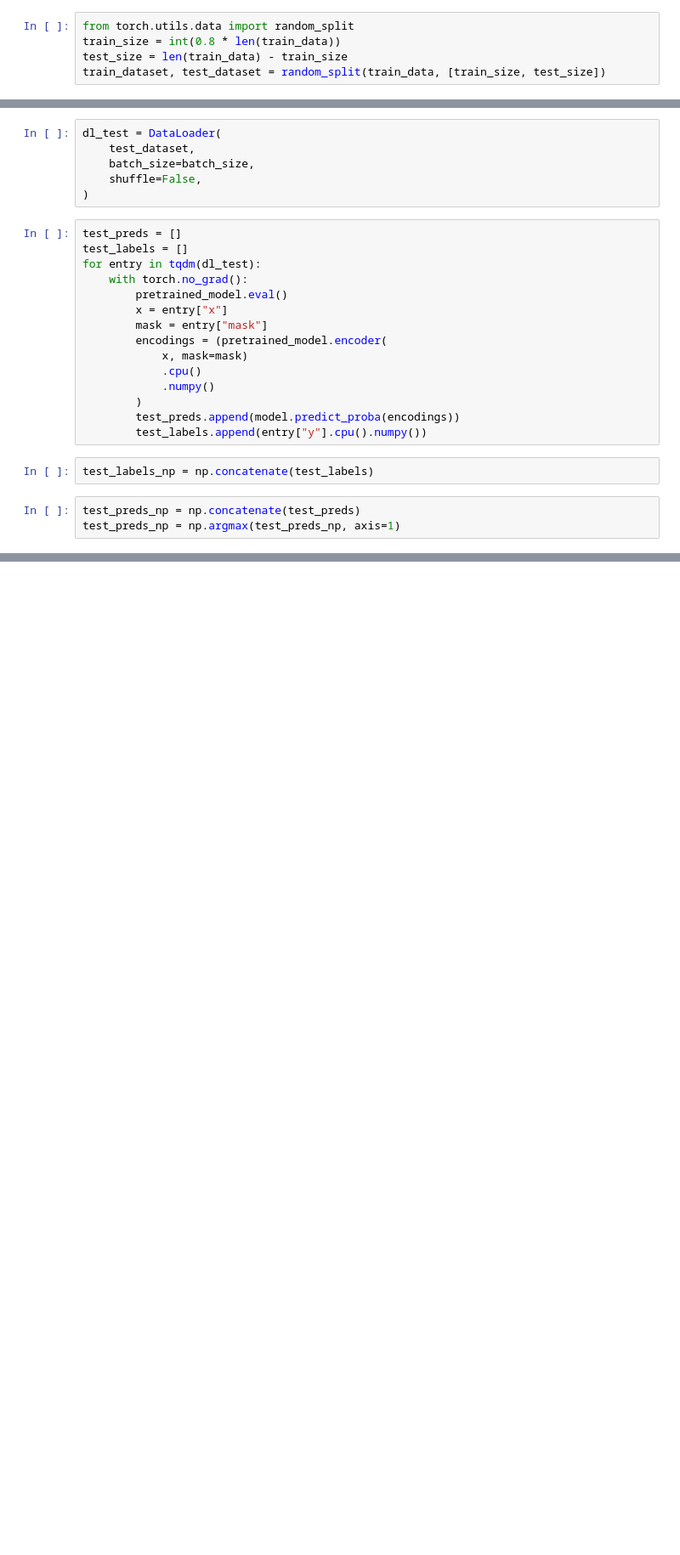
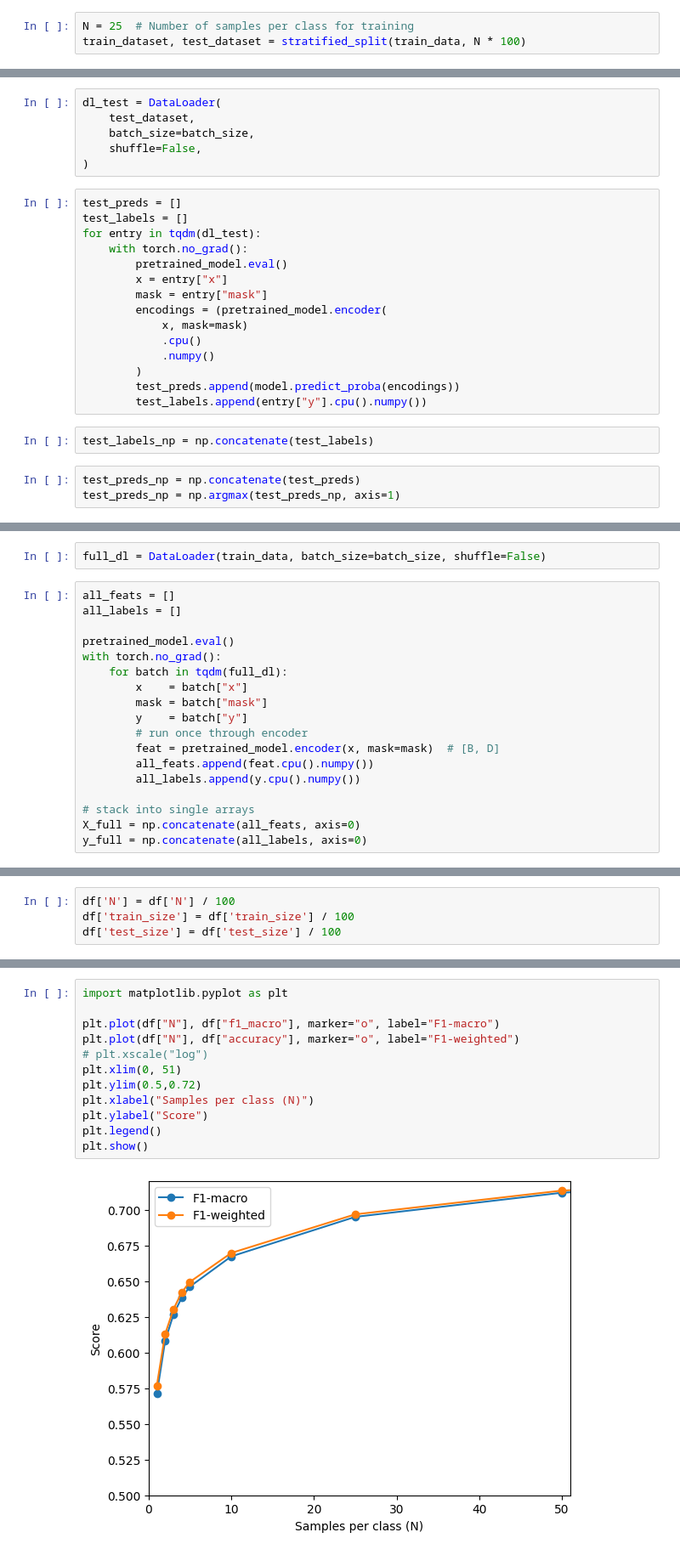
Before and after one commit to Pavel418/presto, a Jupyter notebook: downstream_task_demo copy.ipynb, the cells around one changed output, grey strips where cells are left out. Shown: that part at 85% size. Drawn from its saved outputs; the diff is of its cells as text; blank space fills up the shorter version.

```diff
--- a/downstream_task_demo copy.ipynb
+++ b/downstream_task_demo copy.ipynb
@@ -98,8 +94,6 @@ train_data = FranceCropsFullDataset(
 # %%
-from torch.utils.data import random_split
-train_size = int(0.8 * len(train_data))
-test_size = len(train_data) - train_size
-train_dataset, test_dataset = random_split(train_data, [train_size, test_size])
+N = 25  # Number of samples per class for training
+train_dataset, test_dataset = stratified_split(train_data, N * 100)
 # %%
 dl = DataLoader(
     train_dataset,
@@ -168,0 +179,20 @@ F1 score: 0.9193620455921847
+# %%
+full_dl = DataLoader(train_data, batch_size=batch_size, shuffle=False)
+# %%
+all_feats = []
+all_labels = []
+
+pretrained_model.eval()
+with torch.no_grad():
+    for batch in tqdm(full_dl):
+        x    = batch["x"]
+        mask = batch["mask"]
+        y    = batch["y"]
+        # run once through encoder
+        feat = pretrained_model.encoder(x, mask=mask)  # [B, D]
+        all_feats.append(feat.cpu().numpy())
+        all_labels.append(y.cpu().numpy())
+
+# stack into single arrays
+X_full = np.concatenate(all_feats, axis=0)
+y_full = np.concatenate(all_labels, axis=0)
@@ -168,0 +296,4 @@ F1 score: 0.9193620455921847
+# %%
+df['N'] = df['N'] / 100
+df['train_size'] = df['train_size'] / 100
+df['test_size'] = df['test_size'] / 100
@@ -168,0 +302,14 @@ F1 score: 0.9193620455921847
+# %%
+import matplotlib.pyplot as plt
+
+plt.plot(df["N"], df["f1_macro"], marker="o", label="F1-macro")
+plt.plot(df["N"], df["accuracy"], marker="o", label="F1-weighted")
+# plt.xscale("log")
+plt.xlim(0, 51)
+plt.ylim(0.5,0.72)
+plt.xlabel("Samples per class (N)")
+plt.ylabel("Score")
+plt.legend()
+plt.show()
+# %% [output]
+[figure, added]
```
Also changed, not shown: parts of 8 cells of this notebook, 5 other files.
